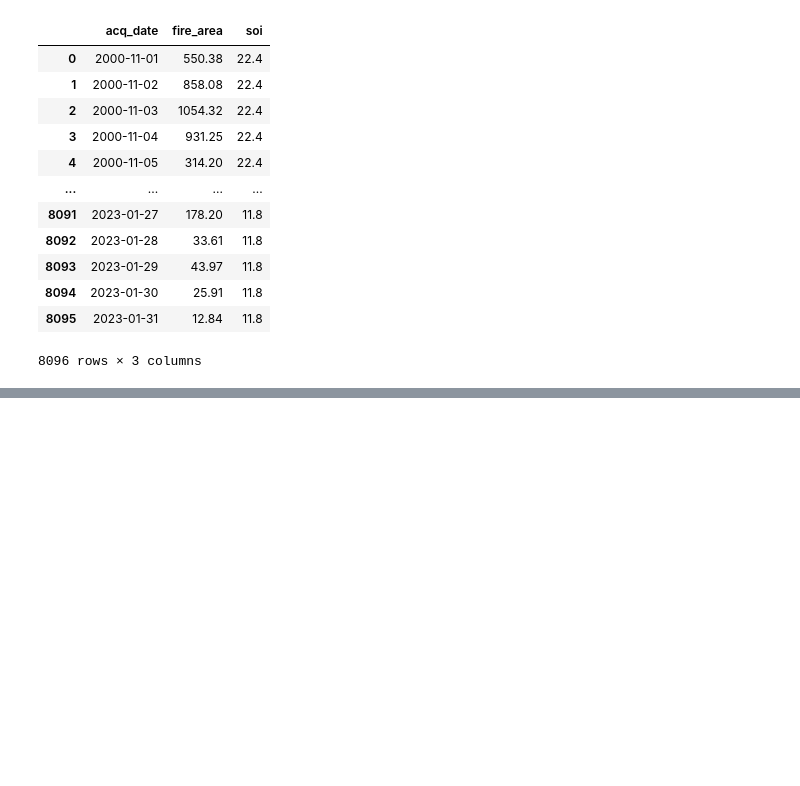
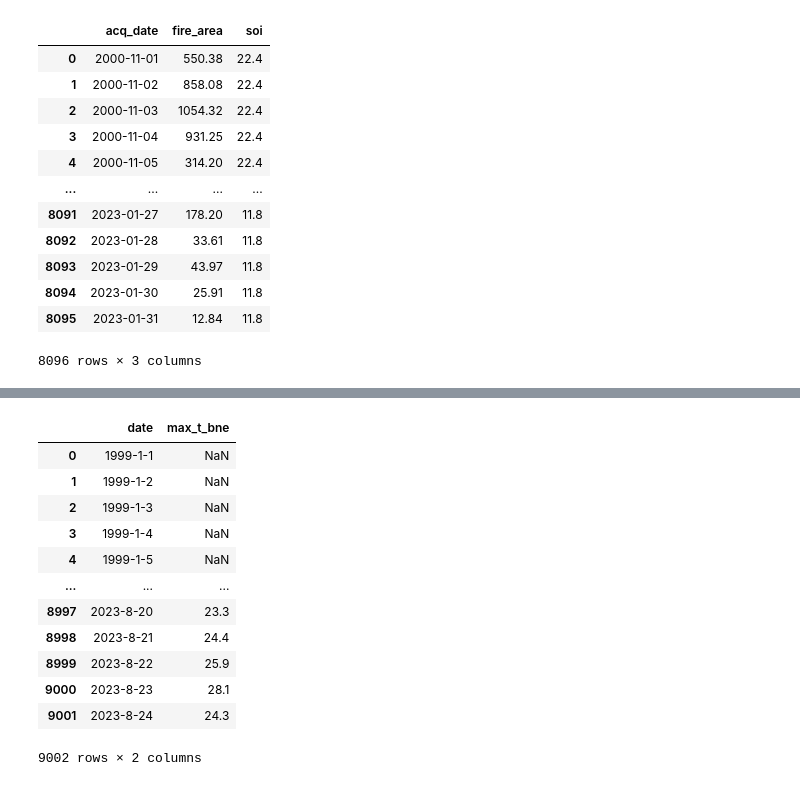
Before and after one commit to jtpotato/firetrace, a Jupyter notebook: src/processing.ipynb, the cells around one changed output, grey strips where cells are left out. Cells and saved outputs as stored; diff of their text form; code cells hidden in the pictures; blank space fills up the shorter version.

```diff
--- a/src/preprocess/processing.ipynb
+++ b/src/processing.ipynb
@@ -94,0 +129,27 @@ add_soi.to_csv("../../data/gen_2/with_fire_area_and_soi.csv", index=False)
+# %%
+brisbane_df = brisbane_df[['date', 'Maximum temperature (Degree C)']]
+brisbane_df = brisbane_df.rename(columns={'Maximum temperature (Degree C)': 'max_t_bne'})
+melbourne_df = melbourne_df[['date', 'Maximum temperature (Degree C)']]
+melbourne_df = melbourne_df.rename(columns={'Maximum temperature (Degree C)': 'max_t_mel'})
+cairns_df = cairns_df[['date', 'Maximum temperature (Degree C)']]
+cairns_df = cairns_df.rename(columns={'Maximum temperature (Degree C)': 'max_t_cns'})
+perth_df = perth_df[['date', 'Maximum temperature (Degree C)']]
+perth_df = perth_df.rename(columns={'Maximum temperature (Degree C)': 'max_t_pth'})
+sydney_df = sydney_df[['date', 'Maximum temperature (Degree C)']]
+sydney_df = sydney_df.rename(columns={'Maximum temperature (Degree C)': 'max_t_syd'})
+
+brisbane_df
+# %% [output]
+|  | date | max_t_bne |
+| 0 | 1999-1-1 | NaN |
+| 1 | 1999-1-2 | NaN |
+| 2 | 1999-1-3 | NaN |
+| 3 | 1999-1-4 | NaN |
+| 4 | 1999-1-5 | NaN |
+| ... | ... | ... |
+| 8997 | 2023-8-20 | 23.3 |
+| 8998 | 2023-8-21 | 24.4 |
+| 8999 | 2023-8-22 | 25.9 |
+| 9000 | 2023-8-23 | 28.1 |
+| 9001 | 2023-8-24 | 24.3 |
+9002 rows × 2 columns
```
Also changed, not shown: parts of 7 cells of this notebook, 2 other files.
